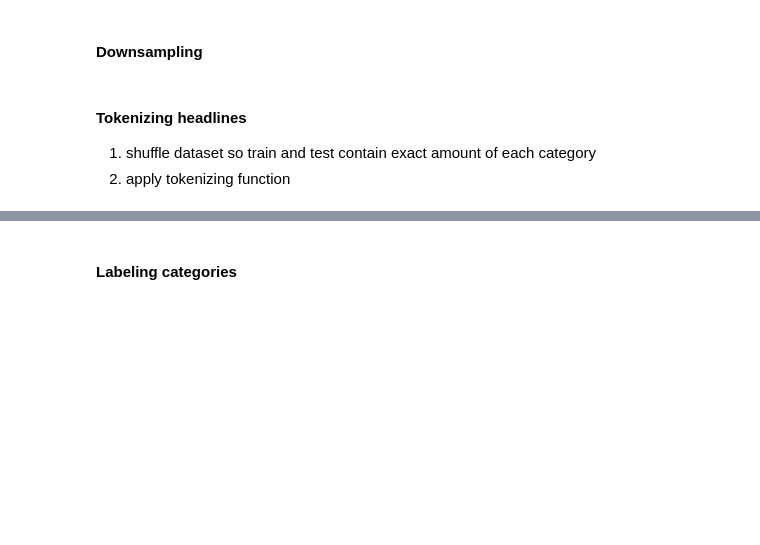
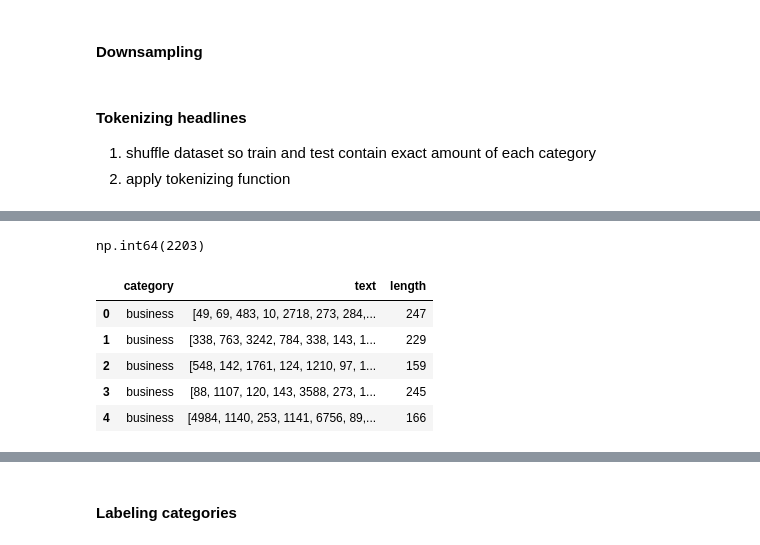
Before and after one commit to gracjan-p/bbc, a Jupyter notebook: notebooks/main.ipynb, the cells around one changed output, grey strips where cells are left out. Drawn from its saved outputs; the diff is of its cells as text; code cells hidden in the pictures; blank space fills up the shorter version.

```diff
--- a/notebooks/main.ipynb
+++ b/notebooks/main.ipynb
@@ -175,12 +153,7 @@ df
-# %%
-df['headline_len'] = df['headline'].apply(lambda x: len(str(x).split()))
-df['headline_len']
-# %%
-df = df[headline_cut_to(3, 150)]
 # %%
 from collections import Counter
 
-tokenized_texts = [text.split() for text in df['headline']]
+tokenized_texts = [text.split() for text in df['text']]
 word_counts = Counter([word for text in tokenized_texts
                             for word in text])
 word_counts.most_common(10)
@@ -194,12 +189,21 @@ for i in range(10):
 # %%
-import numpy as np
+max_length = df['length'].max()
 
 def vectorize_headline(headline):
-    result = [word_to_idx[w] for w in headline.split()[:100]]
-    result = np.pad(result, (0, 100 - len(result)))
+    result = [word_to_idx[w] for w in headline.split()[:max_length]]
+    result = np.pad(result, (0, max_length - len(result)))
     return result
 # %%
-vectorize_headline(df['headline'][0])
+df['length'].max()
+# %% [output]
+np.int64(2203)
 # %%
-df['headline'] = df['headline'].apply(vectorize_headline)
+df['text'] = df['text'].apply(vectorize_headline)
 df.head()
+# %% [output]
+|  | category | text | length |
+| 0 | business | [49, 69, 483, 10, 2718, 273, 284,... | 247 |
+| 1 | business | [338, 763, 3242, 784, 338, 143, 1... | 229 |
+| 2 | business | [548, 142, 1761, 124, 1210, 97, 1... | 159 |
+| 3 | business | [88, 1107, 120, 143, 3588, 273, 1... | 245 |
+| 4 | business | [4984, 1140, 253, 1141, 6756, 89,... | 166 |
```
Also changed, not shown: parts of 21 cells of this notebook.
